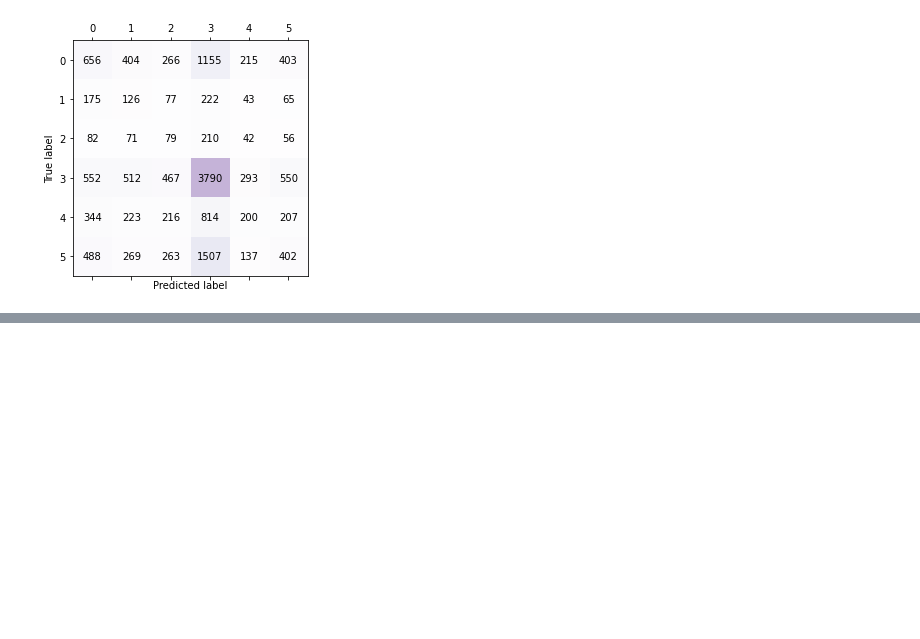
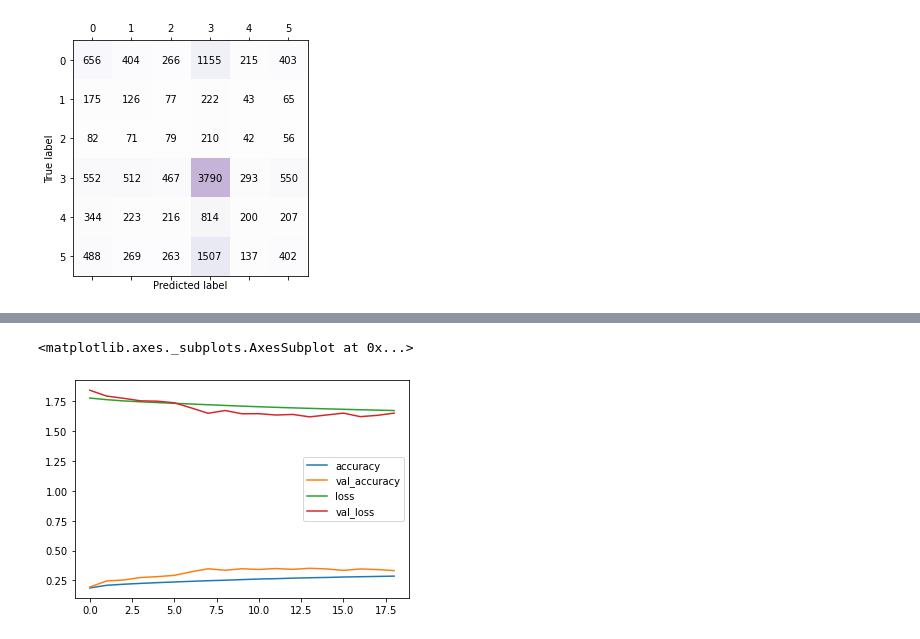
Before and after one commit to ppkgtmm/emotion, a Jupyter notebook: sample_emo.ipynb, the cells around one changed output, grey strips where cells are left out. Cells and saved outputs as stored; diff of their text form; code cells hidden in the pictures; blank space fills up the shorter version.

```diff
--- a/sample_emo.ipynb
+++ b/sample_emo.ipynb
@@ -482,11 +482,11 @@ _________________________________________________________________
 # %%
 cb_ls = get_callbacks('lstm.h5')
 # %%
-# history_ls = ls_model.fit(
-#     sequence_train,
-#     train_target,
-#     validation_data=(sequence_val, val_target),
-#     epochs = 100,
-#     batch_size=64,
-#     callbacks=cb_ls
-# )
+history_ls = ls_model.fit(
+    sequence_train,
+    train_target,
+    validation_data=(sequence_val, val_target),
+    epochs = 100,
+    batch_size=64,
+    callbacks=cb_ls
+)
@@ -492,0 +511,5 @@ cb_ls = get_callbacks('lstm.h5')
+# %%
+pd.DataFrame(history_ls.history)[metr].plot()
+# %% [output]
+<matplotlib.axes._subplots.AxesSubplot at 0x...>
+[figure, added]
```
Also changed, not shown: parts of 5 cells of this notebook.
